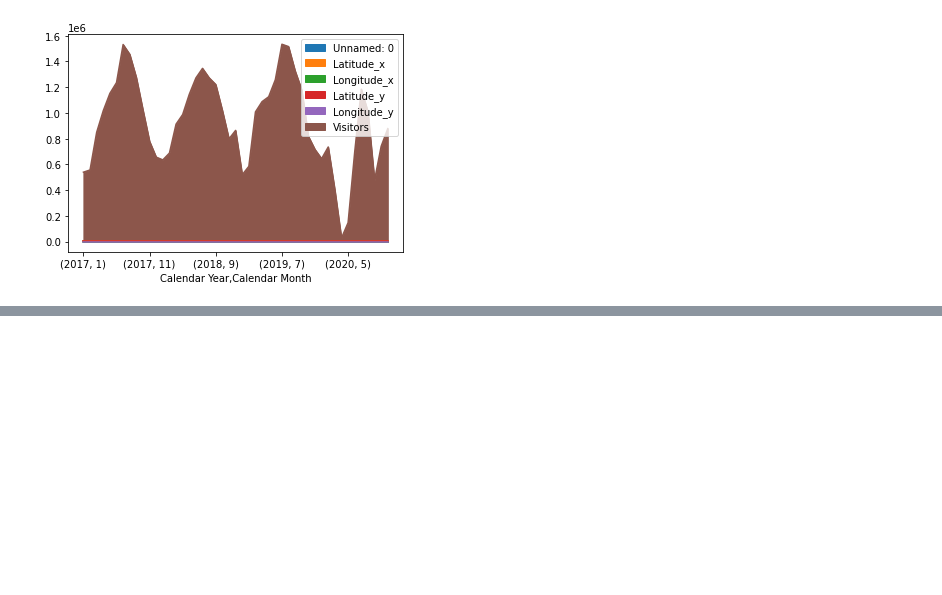
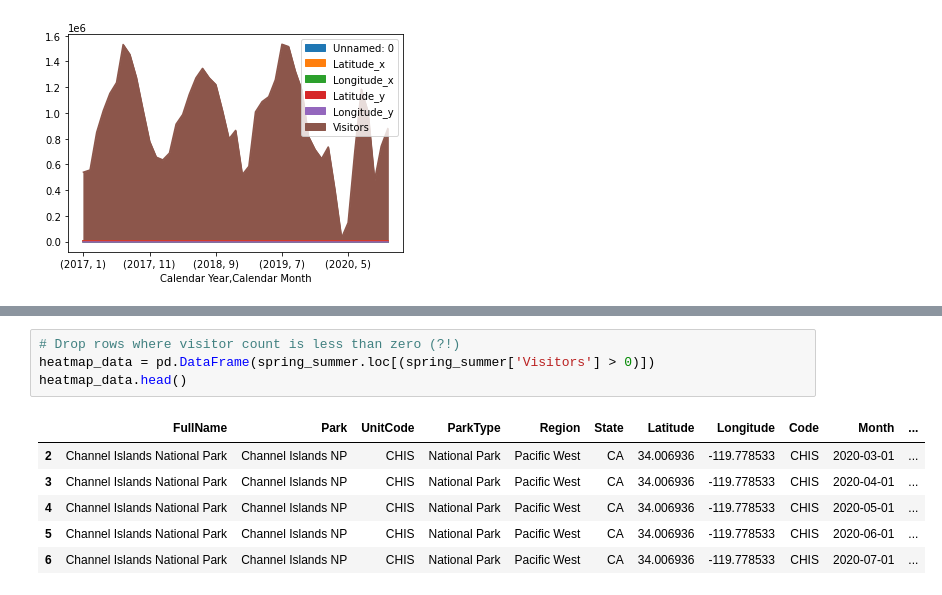
Before and after one commit to missymeyer/ProjectOne, a Jupyter notebook: ProjectOne_Visualizations.ipynb, the cells around one changed output, grey strips where cells are left out. Saved outputs shown, nothing was run; the diff lists cells and outputs as text; blank space fills up the shorter version.

```diff
--- a/ProjectOne_Visualizations.ipynb
+++ b/ProjectOne_Visualizations.ipynb
@@ -270,0 +285,11 @@ plt.show()
+# %%
+# Drop rows where visitor count is less than zero (?!)
+heatmap_data = pd.DataFrame(spring_summer.loc[(spring_summer['Visitors'] > 0)])
+heatmap_data.head()
+# %% [output]
+|  | FullName | Park | UnitCode | ParkType | Region | State | Latitude | Longitude | Code | Month | ... |
+| 2 | Channel Islands National Park | Channel Islands NP | CHIS | National Park | Pacific West | CA | 34.006936 | -119.778533 | CHIS | 2020-03-01 | ... |
+| 3 | Channel Islands National Park | Channel Islands NP | CHIS | National Park | Pacific West | CA | 34.006936 | -119.778533 | CHIS | 2020-04-01 | ... |
+| 4 | Channel Islands National Park | Channel Islands NP | CHIS | National Park | Pacific West | CA | 34.006936 | -119.778533 | CHIS | 2020-05-01 | ... |
+| 5 | Channel Islands National Park | Channel Islands NP | CHIS | National Park | Pacific West | CA | 34.006936 | -119.778533 | CHIS | 2020-06-01 | ... |
+| 6 | Channel Islands National Park | Channel Islands NP | CHIS | National Park | Pacific West | CA | 34.006936 | -119.778533 | CHIS | 2020-07-01 | ... |
```
Also changed, not shown: parts of 4 cells of this notebook, 2 other files.
